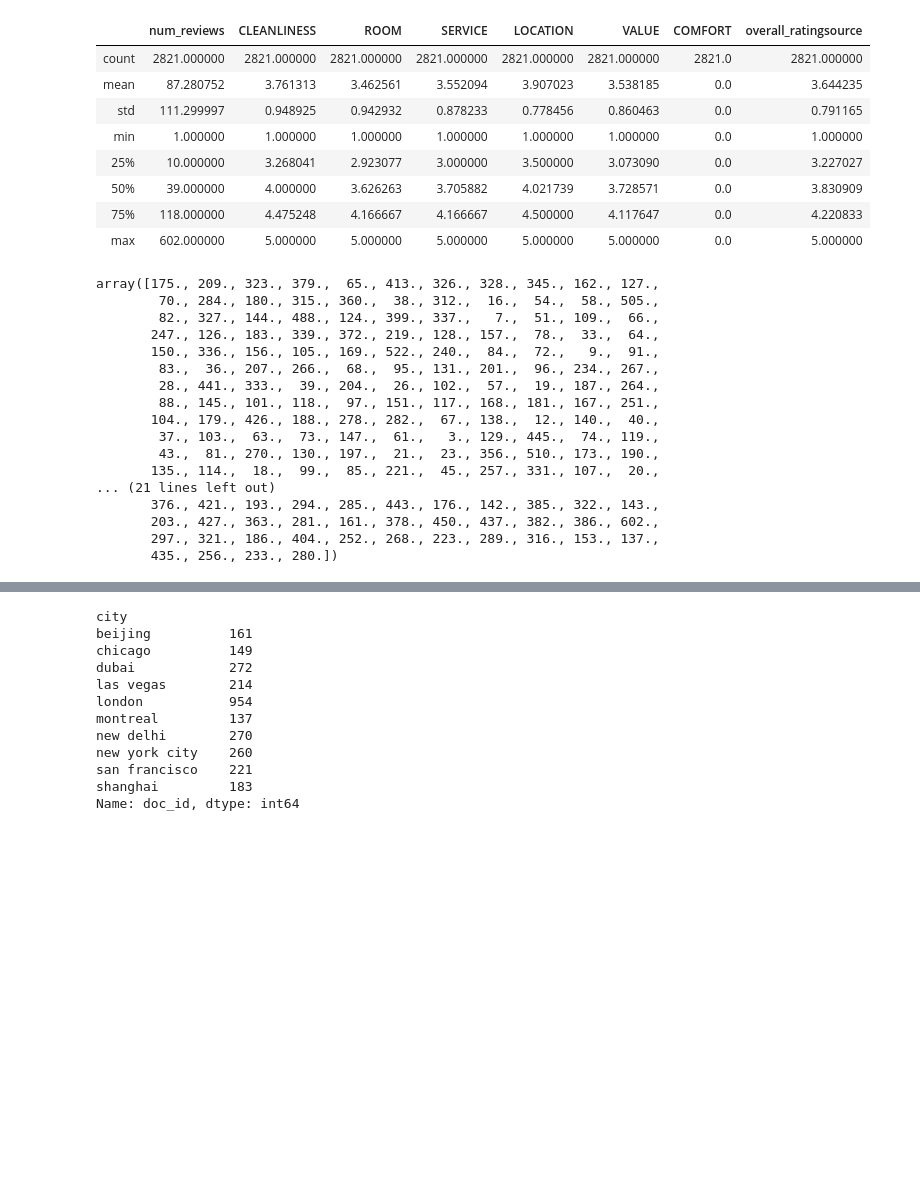
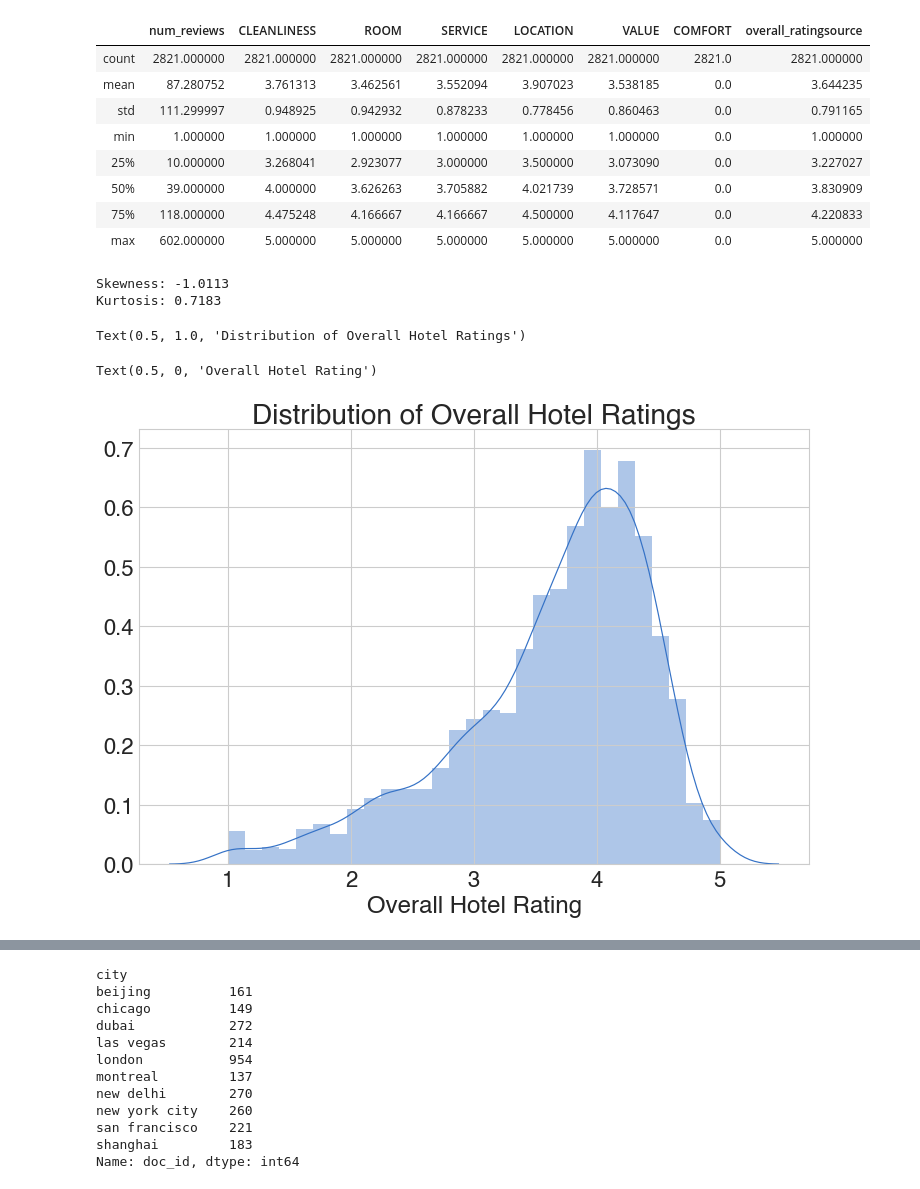
Before and after one commit to chelseanbr/between-the-lines, a Jupyter notebook: notebooks/initial_nb_loading.ipynb, the cells around one changed output, grey strips where cells are left out. Saved outputs shown, nothing was run; the diff lists cells and outputs as text; code cells hidden in the pictures; blank space fills up the shorter version.

```diff
--- a/notebooks/initial_nb_loading.ipynb
+++ b/notebooks/initial_nb_loading.ipynb
@@ -398 +367,3 @@ memory usage: 418.7+ KB
+# %%
+df = df_all_cities_cleaned
 # %%
@@ -407,23 +378,30 @@ df_all_cities_cleaned.describe()
 | 50% | 39.000000 | 4.000000 | 3.626263 | 3.705882 | 4.021739 | 3.728571 | 0.0 | 3.830909 |
 | 75% | 118.000000 | 4.475248 | 4.166667 | 4.166667 | 4.500000 | 4.117647 | 0.0 | 4.220833 |
 | max | 602.000000 | 5.000000 | 5.000000 | 5.000000 | 5.000000 | 5.000000 | 0.0 | 5.000000 |
-# %%
-df_all_cities_cleaned['num_reviews'].unique()
-# %% [output]
-array([175., 209., 323., 379.,  65., 413., 326., 328., 345., 162., 127.,
-        70., 284., 180., 315., 360.,  38., 312.,  16.,  54.,  58., 505.,
-        82., 327., 144., 488., 124., 399., 337.,   7.,  51., 109.,  66.,
-       247., 126., 183., 339., 372., 219., 128., 157.,  78.,  33.,  64.,
-       150., 336., 156., 105., 169., 522., 240.,  84.,  72.,   9.,  91.,
-        83.,  36., 207., 266.,  68.,  95., 131., 201.,  96., 234., 267.,
-        28., 441., 333.,  39., 204.,  26., 102.,  57.,  19., 187., 264.,
-        88., 145., 101., 118.,  97., 151., 117., 168., 181., 167., 251.,
-       104., 179., 426., 188., 278., 282.,  67., 138.,  12., 140.,  40.,
-        37., 103.,  63.,  73., 147.,  61.,   3., 129., 445.,  74., 119.,
-        43.,  81., 270., 130., 197.,  21.,  23., 356., 510., 173., 190.,
-       135., 114.,  18.,  99.,  85., 221.,  45., 257., 331., 107.,  20.,
-... (21 lines left out)
-       376., 421., 193., 294., 285., 443., 176., 142., 385., 322., 143.,
-       203., 427., 363., 281., 161., 378., 450., 437., 382., 386., 602.,
-       297., 321., 186., 404., 252., 268., 223., 289., 316., 153., 137.,
-       435., 256., 233., 280.])
+# %%
+# Set plot sizes
+SMALL_SIZE = 22
+MEDIUM_SIZE = 24
+BIGGER_SIZE = 26
+BIGGEST_SIZE = 28
+
+plt.rc('font', size=SMALL_SIZE)          # controls default text sizes
+plt.rc('axes', titlesize=SMALL_SIZE)     # fontsize of the axes title
+plt.rc('axes', labelsize=MEDIUM_SIZE)    # fontsize of the x and y labels
+plt.rc('xtick', labelsize=SMALL_SIZE)    # fontsize of the tick labels
+plt.rc('ytick', labelsize=SMALL_SIZE)    # fontsize of the tick labels
+plt.rc('legend', fontsize=SMALL_SIZE)    # legend fontsize
+plt.rc('figure', titlesize=BIGGEST_SIZE)  # fontsize of the figure title
+# %%
+fig, ax = plt.subplots(figsize=(12,8))
+fig, ax = hlp.plot_hist(df, 'overall_ratingsource', fig, ax)
+ax.set_title('Distribution of Overall Hotel Ratings', size=BIGGEST_SIZE)
+# ax.set_ylabel('blah')
+ax.set_xlabel('Overall Hotel Rating')
+fig.savefig('../images/hist_ratings_overall')
+# %% [output]
+Skewness: -1.0113
+Kurtosis: 0.7183
+Text(0.5, 1.0, 'Distribution of Overall Hotel Ratings')
+Text(0.5, 0, 'Overall Hotel Rating')
+[figure, added]
```
Also changed, not shown: parts of 39 cells of this notebook, 3 other files.
